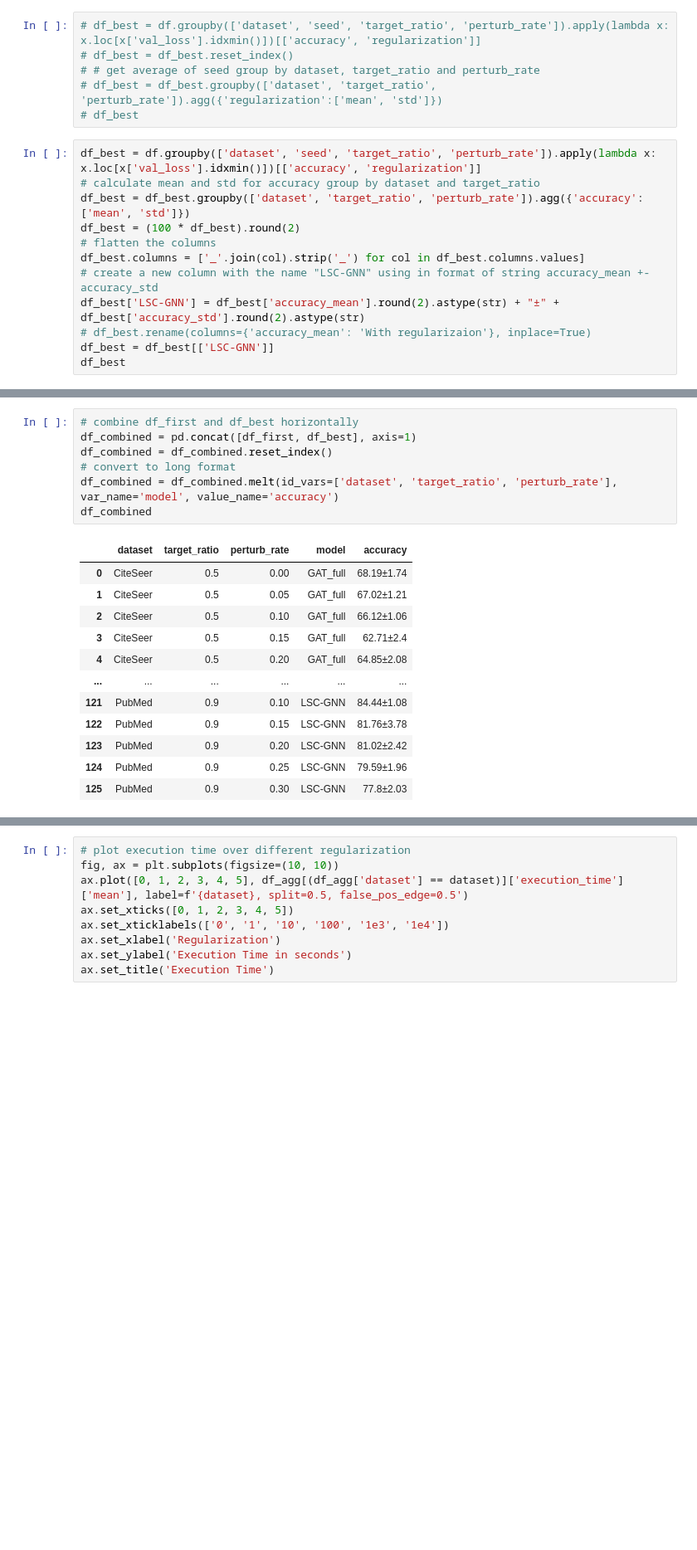
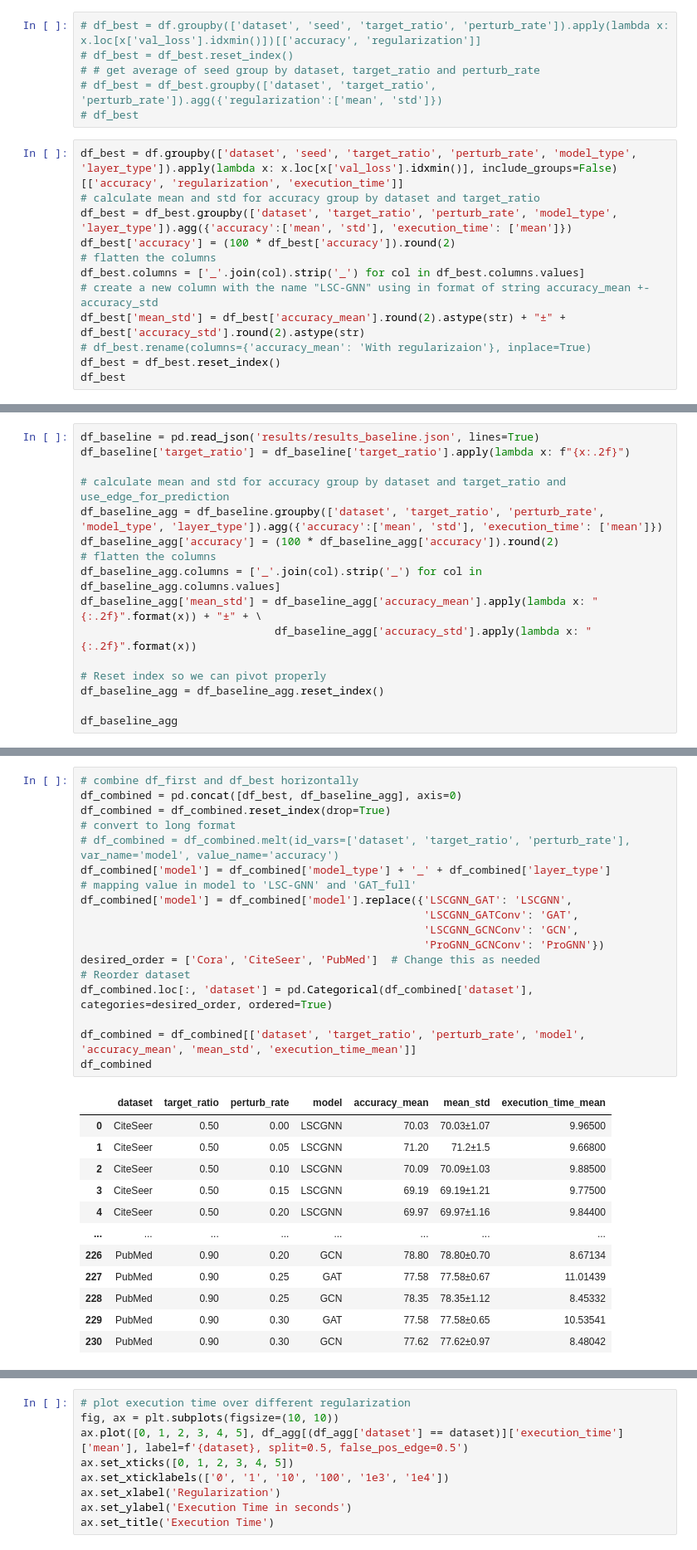
Before and after one commit to FDUguchunhui/latent-space-constraint-GNN, a Jupyter notebook: notebook/analysis/aggregation.ipynb, the cells around one changed output, grey strips where cells are left out. Shown: that part at 83% size. Saved outputs shown, nothing was run; the diff lists cells and outputs as text; blank space fills up the shorter version.

```diff
--- a/notebook/analysis/aggregation.ipynb
+++ b/notebook/analysis/aggregation.ipynb
@@ -52,15 +53,15 @@ df_first = df_first[['GAT_full']]
 # df_best = df_best.groupby(['dataset', 'target_ratio', 'perturb_rate']).agg({'regularization':['mean', 'std']})
 # df_best
 # %%
-df_best = df.groupby(['dataset', 'seed', 'target_ratio', 'perturb_rate']).apply(lambda x: x.loc[x['val_loss'].idxmin()])[['accuracy', 'regularization']]
+df_best = df.groupby(['dataset', 'seed', 'target_ratio', 'perturb_rate', 'model_type', 'layer_type']).apply(lambda x: x.loc[x['val_loss'].idxmin()], include_groups=False)[['accuracy', 'regularization', 'execution_time']]
 # calculate mean and std for accuracy group by dataset and target_ratio
-df_best = df_best.groupby(['dataset', 'target_ratio', 'perturb_rate']).agg({'accuracy':['mean', 'std']})
-df_best = (100 * df_best).round(2)
+df_best = df_best.groupby(['dataset', 'target_ratio', 'perturb_rate', 'model_type', 'layer_type']).agg({'accuracy':['mean', 'std'], 'execution_time': ['mean']})
+df_best['accuracy'] = (100 * df_best['accuracy']).round(2)
 # flatten the columns
 df_best.columns = ['_'.join(col).strip('_') for col in df_best.columns.values]
 # create a new column with the name "LSC-GNN" using in format of string accuracy_mean +- accuracy_std
-df_best['LSC-GNN'] = df_best['accuracy_mean'].round(2).astype(str) + "±" + df_best['accuracy_std'].round(2).astype(str)
+df_best['mean_std'] = df_best['accuracy_mean'].round(2).astype(str) + "±" + df_best['accuracy_std'].round(2).astype(str)
 # df_best.rename(columns={'accuracy_mean': 'With regularizaion'}, inplace=True)
-df_best = df_best[['LSC-GNN']]
+df_best = df_best.reset_index()
 df_best
 # %% [output]
@@ -80,0 +81,16 @@ df_best
+# %%
+df_baseline = pd.read_json('results/results_baseline.json', lines=True)
+df_baseline['target_ratio'] = df_baseline['target_ratio'].apply(lambda x: f"{x:.2f}")
+
+# calculate mean and std for accuracy group by dataset and target_ratio and use_edge_for_prediction
+df_baseline_agg = df_baseline.groupby(['dataset', 'target_ratio', 'perturb_rate',  'model_type', 'layer_type']).agg({'accuracy':['mean', 'std'], 'execution_time': ['mean']})
+df_baseline_agg['accuracy'] = (100 * df_baseline_agg['accuracy']).round(2)
+# flatten the columns
+df_baseline_agg.columns = ['_'.join(col).strip('_') for col in df_baseline_agg.columns.values]
+df_baseline_agg['mean_std'] = df_baseline_agg['accuracy_mean'].apply(lambda x: "{:.2f}".format(x)) + "±" + \
+                              df_baseline_agg['accuracy_std'].apply(lambda x: "{:.2f}".format(x))
+
+# Reset index so we can pivot properly
+df_baseline_agg = df_baseline_agg.reset_index()
+
+df_baseline_agg
@@ -81,20 +113,31 @@ df_best
 # %%
 # combine df_first and df_best horizontally
-df_combined = pd.concat([df_first, df_best], axis=1)
-df_combined = df_combined.reset_index()
+df_combined = pd.concat([df_best, df_baseline_agg], axis=0)
+df_combined = df_combined.reset_index(drop=True)
 # convert to long format
-df_combined = df_combined.melt(id_vars=['dataset', 'target_ratio', 'perturb_rate'], var_name='model', value_name='accuracy')
+# df_combined = df_combined.melt(id_vars=['dataset', 'target_ratio', 'perturb_rate'], var_name='model', value_name='accuracy')
+df_combined['model'] = df_combined['model_type'] + '_' + df_combined['layer_type']
+# mapping value in model to 'LSC-GNN' and 'GAT_full'
+df_combined['model'] = df_combined['model'].replace({'LSCGNN_GAT': 'LSCGNN',
+                                                     'LSCGNN_GATConv': 'GAT',
+                                                     'LSCGNN_GCNConv': 'GCN',
+                                                     'ProGNN_GCNConv': 'ProGNN'})
+desired_order = ['Cora', 'CiteSeer', 'PubMed']  # Change this as needed
+# Reorder dataset
+df_combined.loc[:, 'dataset'] = pd.Categorical(df_combined['dataset'], categories=desired_order, ordered=True)
+
+df_combined = df_combined[['dataset', 'target_ratio', 'perturb_rate', 'model', 'accuracy_mean', 'mean_std', 'execution_time_mean']]
 df_combined
 # %% [output]
-|  | dataset | target_ratio | perturb_rate | model | accuracy |
-| 0 | CiteSeer | 0.5 | 0.00 | GAT_full | 68.19±1.74 |
-| 1 | CiteSeer | 0.5 | 0.05 | GAT_full | 67.02±1.21 |
-| 2 | CiteSeer | 0.5 | 0.10 | GAT_full | 66.12±1.06 |
-| 3 | CiteSeer | 0.5 | 0.15 | GAT_full | 62.71±2.4 |
-| 4 | CiteSeer | 0.5 | 0.20 | GAT_full | 64.85±2.08 |
-| ... | ... | ... | ... | ... | ... |
-| 121 | PubMed | 0.9 | 0.10 | LSC-GNN | 84.44±1.08 |
-| 122 | PubMed | 0.9 | 0.15 | LSC-GNN | 81.76±3.78 |
-| 123 | PubMed | 0.9 | 0.20 | LSC-GNN | 81.02±2.42 |
-| 124 | PubMed | 0.9 | 0.25 | LSC-GNN | 79.59±1.96 |
-| 125 | PubMed | 0.9 | 0.30 | LSC-GNN | 77.8±2.03 |
+|  | dataset | target_ratio | perturb_rate | model | accuracy_mean | mean_std | execution_time_mean |
+| 0 | CiteSeer | 0.50 | 0.00 | LSCGNN | 70.03 | 70.03±1.07 | 9.96500 |
+| 1 | CiteSeer | 0.50 | 0.05 | LSCGNN | 71.20 | 71.2±1.5 | 9.66800 |
+| 2 | CiteSeer | 0.50 | 0.10 | LSCGNN | 70.09 | 70.09±1.03 | 9.88500 |
+| 3 | CiteSeer | 0.50 | 0.15 | LSCGNN | 69.19 | 69.19±1.21 | 9.77500 |
+| 4 | CiteSeer | 0.50 | 0.20 | LSCGNN | 69.97 | 69.97±1.16 | 9.84400 |
+| ... | ... | ... | ... | ... | ... | ... | ... |
+| 226 | PubMed | 0.90 | 0.20 | GCN | 78.80 | 78.80±0.70 | 8.67134 |
+| 227 | PubMed | 0.90 | 0.25 | GAT | 77.58 | 77.58±0.67 | 11.01439 |
+| 228 | PubMed | 0.90 | 0.25 | GCN | 78.35 | 78.35±1.12 | 8.45332 |
+| 229 | PubMed | 0.90 | 0.30 | GAT | 77.58 | 77.58±0.65 | 10.53541 |
+| 230 | PubMed | 0.90 | 0.30 | GCN | 77.62 | 77.62±0.97 | 8.48042 |
```
Also changed, not shown: parts of 29 cells of this notebook, 3 other files.
